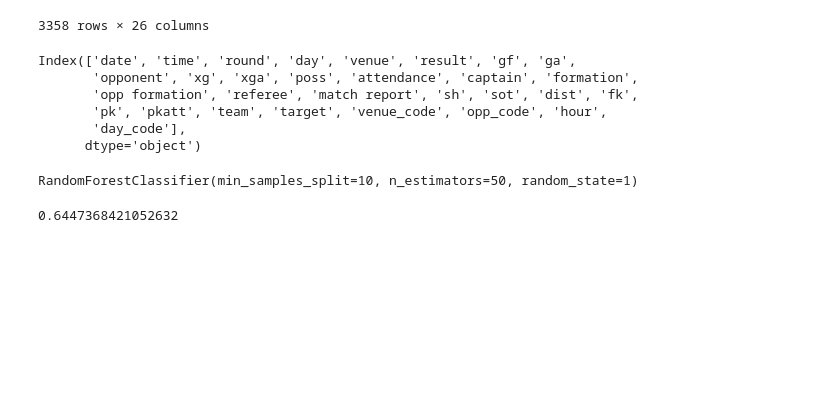
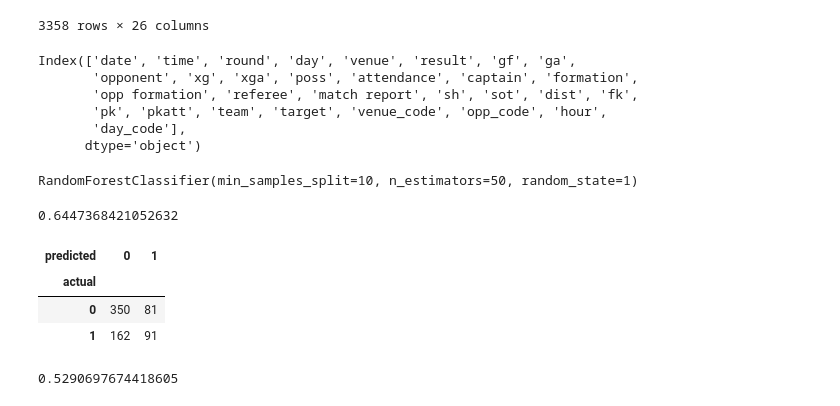
Before and after one commit to muhammadadeel22/Premier-League-Football-Prediction, a Jupyter notebook: EPL_Prediction.ipynb, the cells around one changed output. Drawn from its saved outputs; the diff is of its cells as text; code cells hidden in the pictures; blank space fills up the shorter version.

```diff
--- a/EPL_Prediction.ipynb
+++ b/EPL_Prediction.ipynb
@@ -171,3 +171,18 @@ accuracy = accuracy_score(test["target"], preds)
 accuracy
 # %% [output]
 0.6447368421052632
+# %%
+combined = pd.DataFrame(dict(actual=test["target"], predicted=preds))
+# %%
+pd.crosstab(index=combined["actual"], columns=combined["predicted"])
+# %% [output]
+| predicted | 0 | 1 |
+| actual |  |  |
+| 0 | 350 | 81 |
+| 1 | 162 | 91 |
+# %%
+from sklearn.metrics import precision_score
+
+precision_score(test["target"], preds)
+# %% [output]
+0.5290697674418605
```
Also changed, not shown: parts of 9 cells of this notebook.
